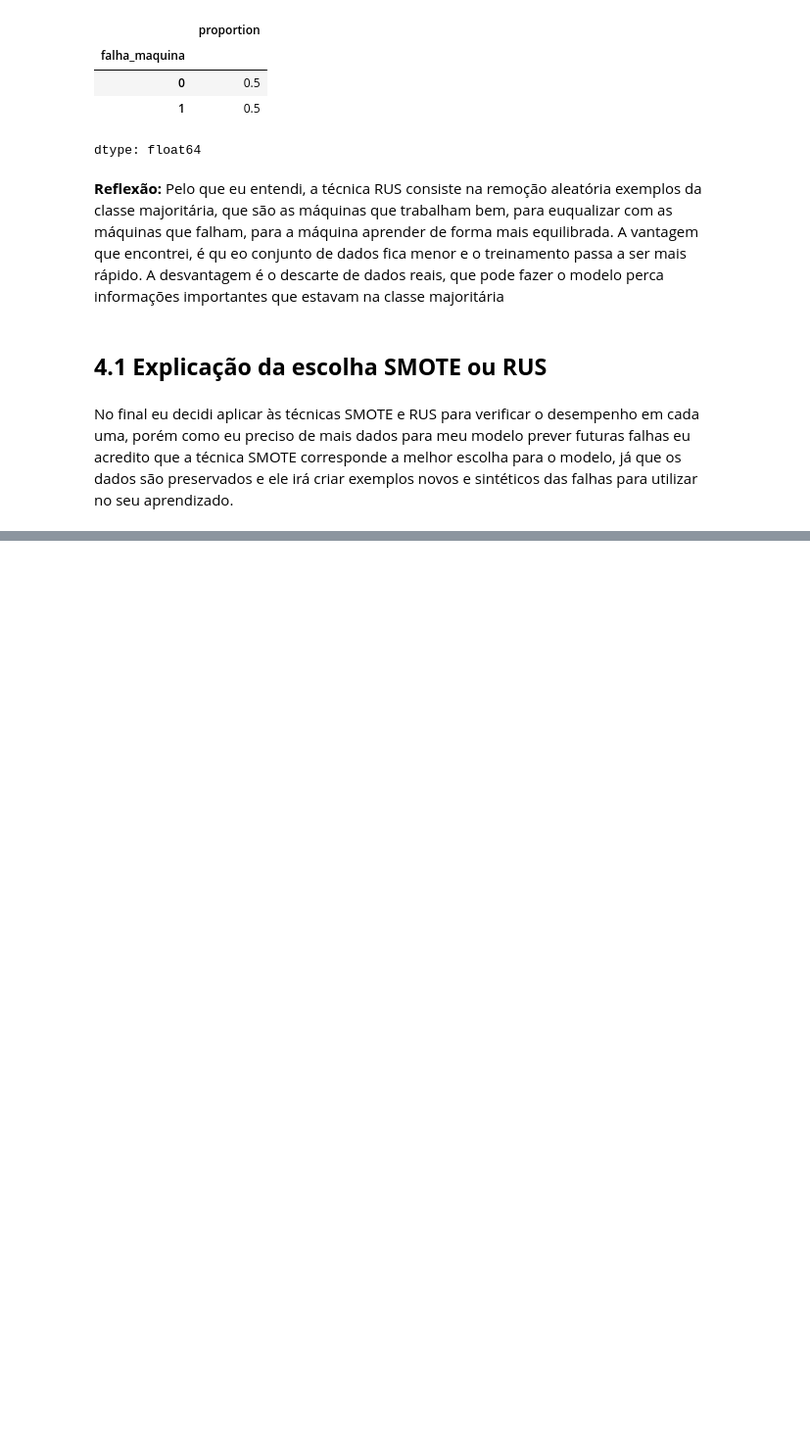
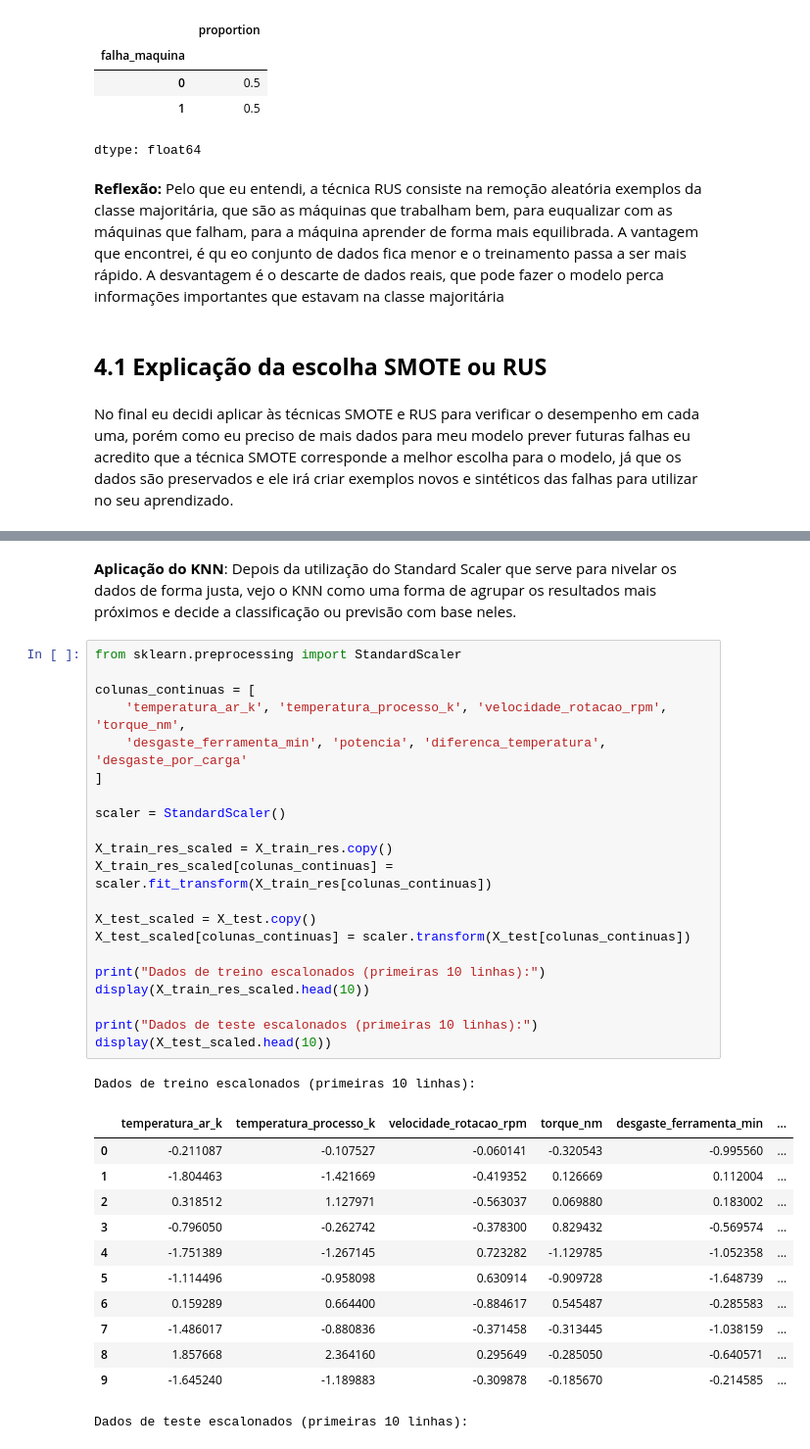
Before and after one commit to nemseibr/SCTEC2026.GEARGUARD, a Jupyter notebook: PROJETO_AVALIATIVO_MÓDULO_1.ipynb, the cells around one changed output, grey strips where cells are left out. Shown at 98% size. Saved outputs shown, nothing was run; the diff lists cells and outputs as text; blank space fills up the shorter version.

Commit message:
Escalonamento de Variáveis (Standard Scaler)

```diff
--- a/PROJETO_AVALIATIVO_MÓDULO_1.ipynb
+++ b/PROJETO_AVALIATIVO_MÓDULO_1.ipynb
@@ -665,0 +670,37 @@ No final eu decidi aplicar às técnicas SMOTE e RUS para verificar o desempenho
+# %% [markdown]
+**Aplicação do KNN**: Depois da utilização do Standard Scaler que serve para nivelar os dados de forma justa, vejo o KNN como uma forma de agrupar os resultados mais próximos e decide a classificação ou previsão com base neles.
+# %%
+from sklearn.preprocessing import StandardScaler
+
+colunas_continuas = [
+    'temperatura_ar_k', 'temperatura_processo_k', 'velocidade_rotacao_rpm', 'torque_nm',
+    'desgaste_ferramenta_min', 'potencia', 'diferenca_temperatura', 'desgaste_por_carga'
+]
+
+scaler = StandardScaler()
+
+X_train_res_scaled = X_train_res.copy()
+X_train_res_scaled[colunas_continuas] = scaler.fit_transform(X_train_res[colunas_continuas])
+
+X_test_scaled = X_test.copy()
+X_test_scaled[colunas_continuas] = scaler.transform(X_test[colunas_continuas])
+
+print("Dados de treino escalonados (primeiras 10 linhas):")
+display(X_train_res_scaled.head(10))
+
+print("Dados de teste escalonados (primeiras 10 linhas):")
+display(X_test_scaled.head(10))
+# %% [output]
+Dados de treino escalonados (primeiras 10 linhas):
+|  | temperatura_ar_k | temperatura_processo_k | velocidade_rotacao_rpm | torque_nm | desgaste_ferramenta_min | ... |
+| 0 | -0.211087 | -0.107527 | -0.060141 | -0.320543 | -0.995560 | ... |
+| 1 | -1.804463 | -1.421669 | -0.419352 | 0.126669 | 0.112004 | ... |
+| 2 | 0.318512 | 1.127971 | -0.563037 | 0.069880 | 0.183002 | ... |
+| 3 | -0.796050 | -0.262742 | -0.378300 | 0.829432 | -0.569574 | ... |
+| 4 | -1.751389 | -1.267145 | 0.723282 | -1.129785 | -1.052358 | ... |
+| 5 | -1.114496 | -0.958098 | 0.630914 | -0.909728 | -1.648739 | ... |
+| 6 | 0.159289 | 0.664400 | -0.884617 | 0.545487 | -0.285583 | ... |
+| 7 | -1.486017 | -0.880836 | -0.371458 | -0.313445 | -1.038159 | ... |
+| 8 | 1.857668 | 2.364160 | 0.295649 | -0.285050 | -0.640571 | ... |
+| 9 | -1.645240 | -1.189883 | -0.309878 | -0.185670 | -0.214585 | ... |
+Dados de teste escalonados (primeiras 10 linhas):
```
Also changed, not shown: parts of 7 cells of this notebook.
